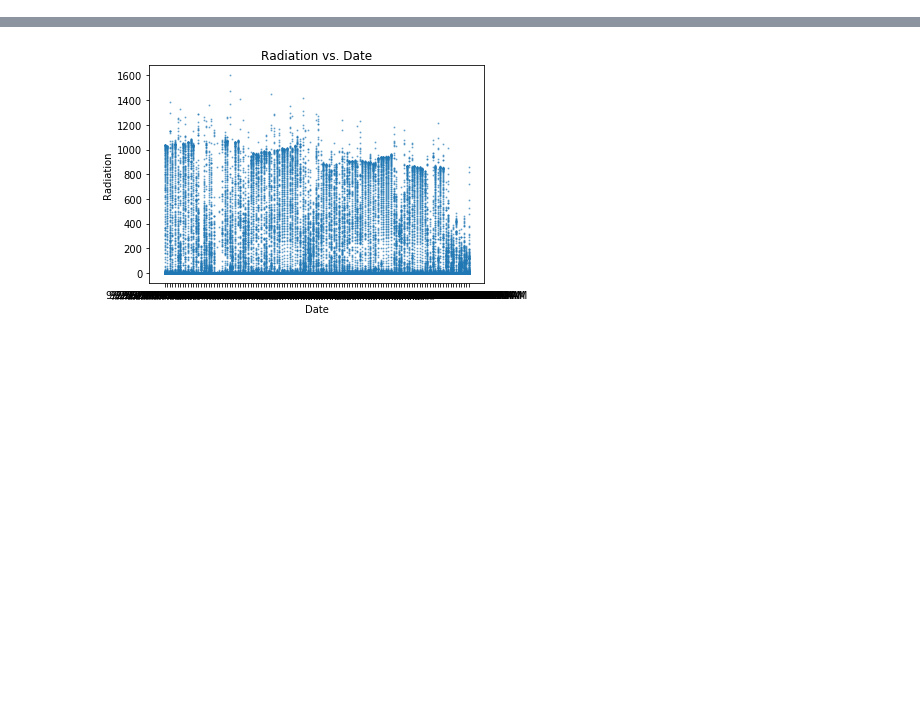
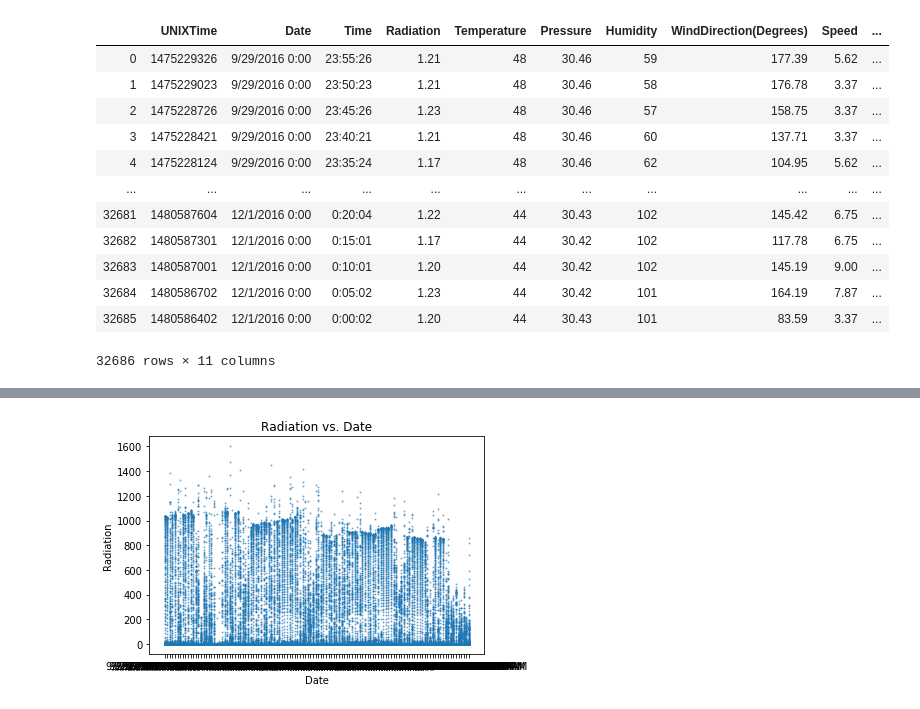
Before and after one commit to kithmini/CS5617-DS, a Jupyter notebook: Solar Radiation Prediction.ipynb, the cells around one changed output, grey strips where cells are left out. Drawn from its saved outputs; the diff is of its cells as text; code cells hidden in the pictures; blank space fills up the shorter version.

```diff
--- a/Solar Radiation Prediction.ipynb
+++ b/Solar Radiation Prediction.ipynb
@@ -9,3 +9,19 @@ Index(['UNIXTime', 'Data', 'Time', 'Radiation', 'Temperature', 'Pressure',
        'Humidity', 'WindDirection(Degrees)', 'Speed', 'TimeSunRise',
        'TimeSunSet'],
       dtype='object')
+# %%
+df
+# %% [output]
+|  | UNIXTime | Date | Time | Radiation | Temperature | Pressure | Humidity | WindDirection(Degrees) | Speed | ... |
+| 0 | 1475229326 | 9/29/2016 0:00 | 23:55:26 | 1.21 | 48 | 30.46 | 59 | 177.39 | 5.62 | ... |
+| 1 | 1475229023 | 9/29/2016 0:00 | 23:50:23 | 1.21 | 48 | 30.46 | 58 | 176.78 | 3.37 | ... |
+| 2 | 1475228726 | 9/29/2016 0:00 | 23:45:26 | 1.23 | 48 | 30.46 | 57 | 158.75 | 3.37 | ... |
+| 3 | 1475228421 | 9/29/2016 0:00 | 23:40:21 | 1.21 | 48 | 30.46 | 60 | 137.71 | 3.37 | ... |
+| 4 | 1475228124 | 9/29/2016 0:00 | 23:35:24 | 1.17 | 48 | 30.46 | 62 | 104.95 | 5.62 | ... |
+| ... | ... | ... | ... | ... | ... | ... | ... | ... | ... | ... |
+| 32681 | 1480587604 | 12/1/2016 0:00 | 0:20:04 | 1.22 | 44 | 30.43 | 102 | 145.42 | 6.75 | ... |
+| 32682 | 1480587301 | 12/1/2016 0:00 | 0:15:01 | 1.17 | 44 | 30.42 | 102 | 117.78 | 6.75 | ... |
+| 32683 | 1480587001 | 12/1/2016 0:00 | 0:10:01 | 1.20 | 44 | 30.42 | 102 | 145.19 | 9.00 | ... |
+| 32684 | 1480586702 | 12/1/2016 0:00 | 0:05:02 | 1.23 | 44 | 30.42 | 101 | 164.19 | 7.87 | ... |
+| 32685 | 1480586402 | 12/1/2016 0:00 | 0:00:02 | 1.20 | 44 | 30.43 | 101 | 83.59 | 3.37 | ... |
+32686 rows × 11 columns
```
Also changed, not shown: parts of 2 cells of this notebook, 1 other file.
